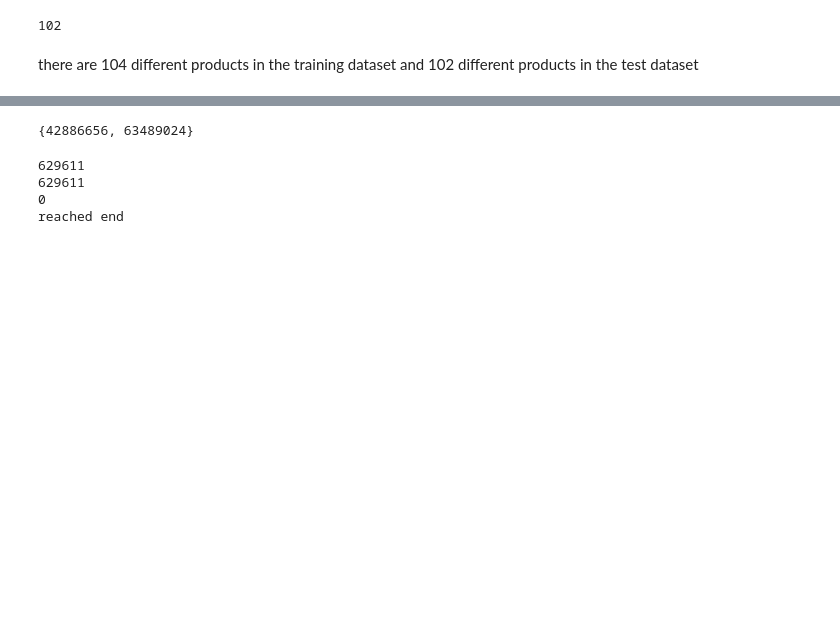
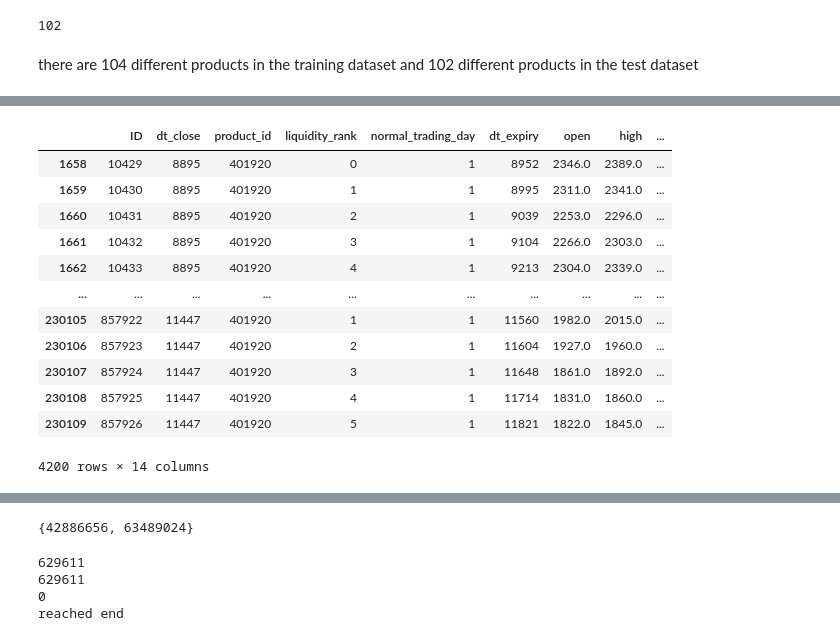
Before and after one commit to bootstrapM/erdos-may-2024-imputing-data, a Jupyter notebook: ChallengeDataSet/data-wrangling.ipynb, the cells around one changed output, grey strips where cells are left out. Cells and saved outputs as stored; diff of their text form; code cells hidden in the pictures; blank space fills up the shorter version.

```diff
--- a/ChallengeDataSet/data-wrangling.ipynb
+++ b/ChallengeDataSet/data-wrangling.ipynb
@@ -6,5 +10,5 @@ y_train = pd.read_csv("ChallengeDataSet/output_training_yCN1f2d.csv")
 # %%
-X_test = pd.read_csv("ChallengeDataSet/input_test_4AhEauI.csv")
+X_test = pd.read_csv("/Users/hraj/Documents/Erdos/erdos-may-2024-imputing-data/ChallengeDataSet/input_test_4AhEauI.csv")
 # %%
 X_train.head()
 # %% [output]
@@ -26,0 +133,16 @@ there are 104 different products in the training dataset and 102 different produ
+# %%
+X_test[X_test["product_id"] == 401920]
+# %% [output]
+|  | ID | dt_close | product_id | liquidity_rank | normal_trading_day | dt_expiry | open | high | ... |
+| 1658 | 10429 | 8895 | 401920 | 0 | 1 | 8952 | 2346.0 | 2389.0 | ... |
+| 1659 | 10430 | 8895 | 401920 | 1 | 1 | 8995 | 2311.0 | 2341.0 | ... |
+| 1660 | 10431 | 8895 | 401920 | 2 | 1 | 9039 | 2253.0 | 2296.0 | ... |
+| 1661 | 10432 | 8895 | 401920 | 3 | 1 | 9104 | 2266.0 | 2303.0 | ... |
+| 1662 | 10433 | 8895 | 401920 | 4 | 1 | 9213 | 2304.0 | 2339.0 | ... |
+| ... | ... | ... | ... | ... | ... | ... | ... | ... | ... |
+| 230105 | 857922 | 11447 | 401920 | 1 | 1 | 11560 | 1982.0 | 2015.0 | ... |
+| 230106 | 857923 | 11447 | 401920 | 2 | 1 | 11604 | 1927.0 | 1960.0 | ... |
+| 230107 | 857924 | 11447 | 401920 | 3 | 1 | 11648 | 1861.0 | 1892.0 | ... |
+| 230108 | 857925 | 11447 | 401920 | 4 | 1 | 11714 | 1831.0 | 1860.0 | ... |
+| 230109 | 857926 | 11447 | 401920 | 5 | 1 | 11821 | 1822.0 | 1845.0 | ... |
+4200 rows × 14 columns
```
Also changed, not shown: parts of 22 cells of this notebook, 9 other files.
